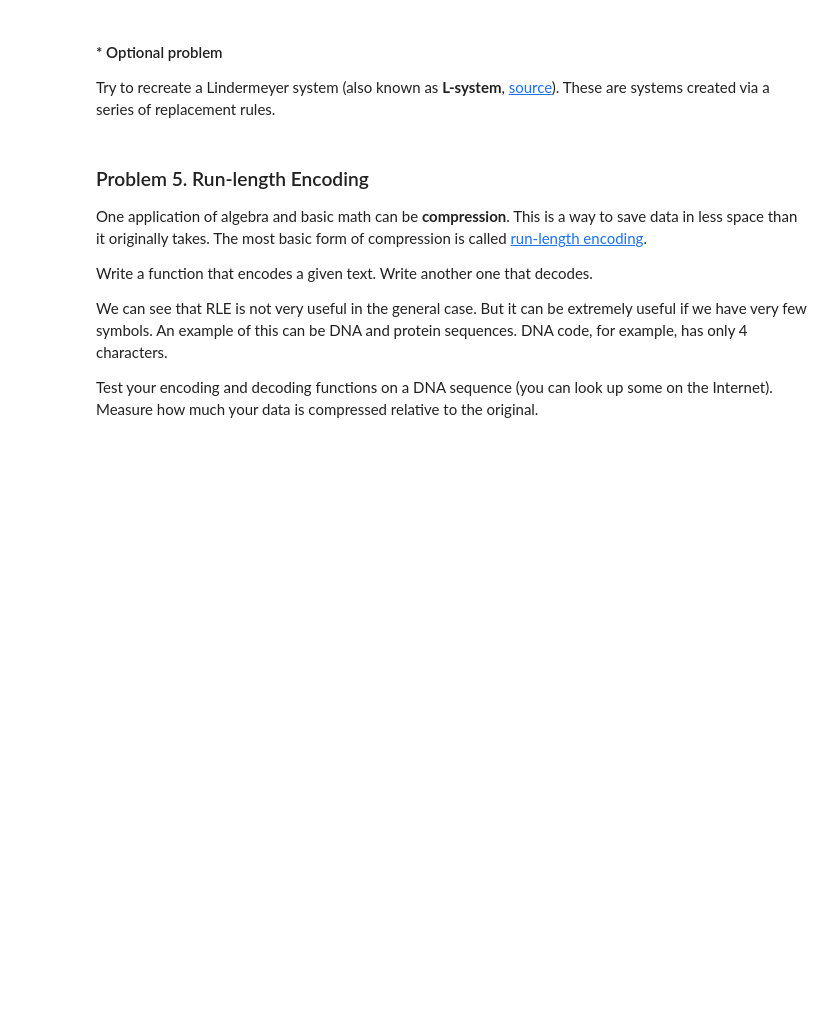
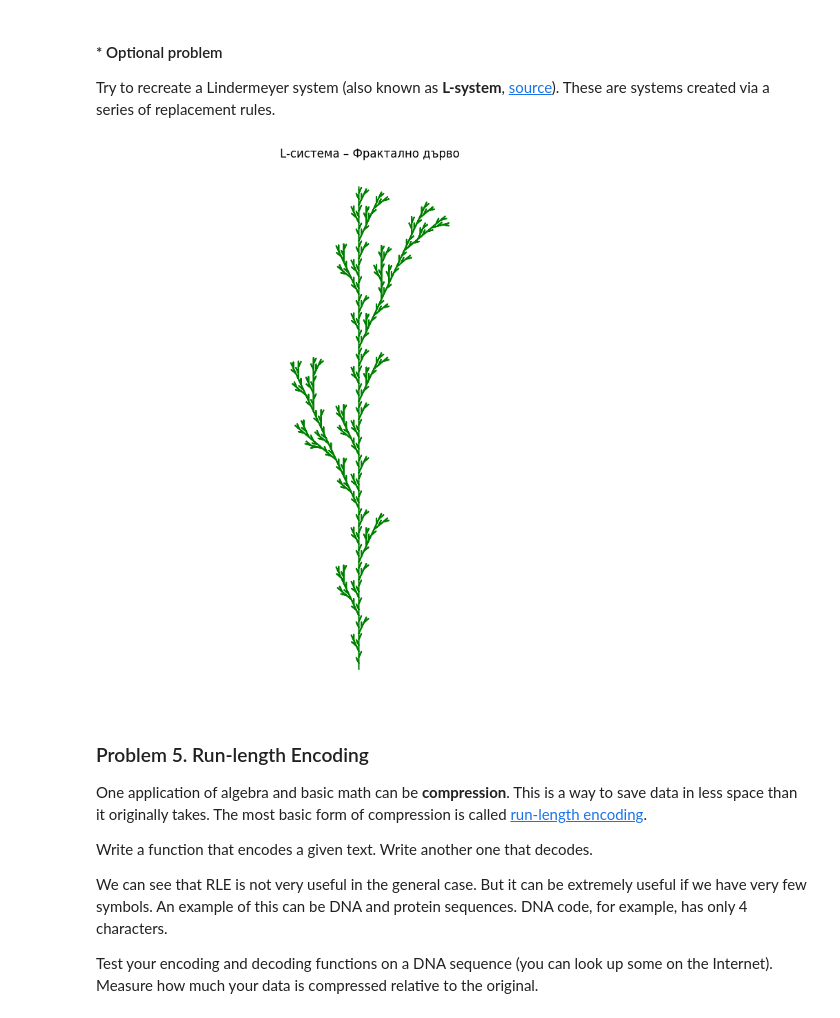
Before and after one commit to plamensve/Math-Concepts, a Jupyter notebook: 02-Basic Algebra/Exercise-Basic-Algebra/Basic Algebra Exercise.ipynb, the cells around one changed output. Cells and saved outputs as stored; diff of their text form; code cells hidden in the pictures; blank space fills up the shorter version.

```diff
--- a/02-Basic Algebra/Exercise-Basic-Algebra/Basic Algebra Exercise.ipynb
+++ b/02-Basic Algebra/Exercise-Basic-Algebra/Basic Algebra Exercise.ipynb
@@ -461,0 +501,13 @@ def factorial_new(n):
+# %%
+def factorial_new(n):
+    n = 1
+    res = 1
+    while True:
+        res *= n
+        yield res
+        n += 1
+
+
+gen = factorial_new(6)
+for _ in range(5):
+    print(next(gen))
@@ -478,3 +612,56 @@ Try to recreate a Lindermeyer system (also known as **L-system**, [source](https
+# %%
+import math
+
+def generate_l_system(axiom, rules, depth):
+    result = axiom
+    for _ in range(depth):
+        next_result = ""
+        for char in result:
+            next_result += rules.get(char, char)
+        result = next_result
+    return result
+
+def draw_l_system(instructions, angle, length):
+    x, y = 0, 0
+    angle_current = 90
+    stack = []
+    points = [(x, y)]
+
+    for cmd in instructions:
+        if cmd == "F":
+            rad = math.radians(angle_current)
+            x += length * math.cos(rad)
+            y += length * math.sin(rad)
+            points.append((x, y))
+        elif cmd == "+":
+            angle_current += angle
+        elif cmd == "-":
+            angle_current -= angle
+        elif cmd == "[":
+            stack.append((x, y, angle_current))
+        elif cmd == "]":
+            x, y, angle_current = stack.pop()
+            points.append((x, y))
+
+    return zip(*points)
+
+axiom = "F"
+rules = {"F": "F[+F]F[-F]F"}
+depth = 4
+angle = 25
+length = 5
+
+instructions = generate_l_system(axiom, rules, depth)
+x, y = draw_l_system(instructions, angle, length)
+
+plt.figure(figsize=(10, 10))
+plt.plot(x, y, color='green')
+plt.axis('equal')
+plt.axis('off')
+plt.title("L-система – Фрактално дърво")
+plt.show()
+# %% [output]
+[figure, added]
 # %% [markdown]
 ### Problem 5. Run-length Encoding
 One application of algebra and basic math can be **compression**. This is a way to save data in less space than it originally takes. The most basic form of compression is called [run-length encoding](https://en.wikipedia.org/wiki/Run-length_encoding).
```
Also changed, not shown: parts of 12 cells of this notebook, 2 other files.
